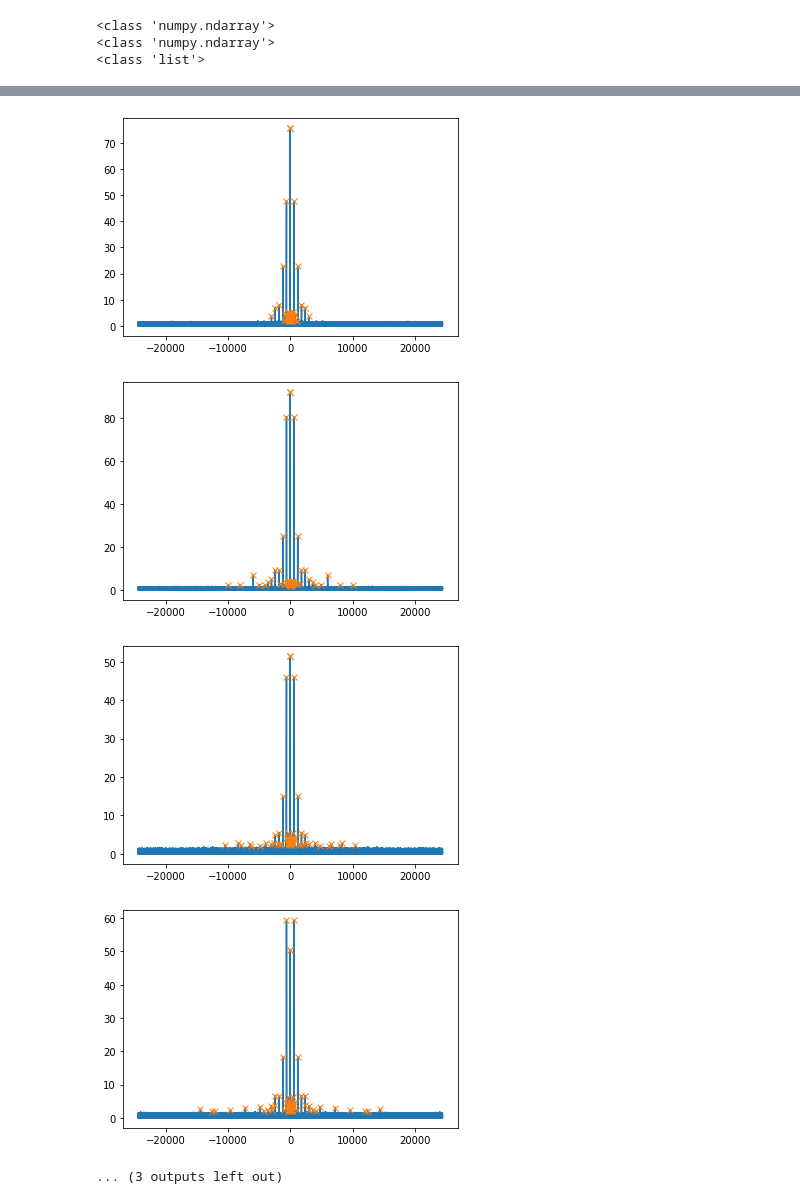
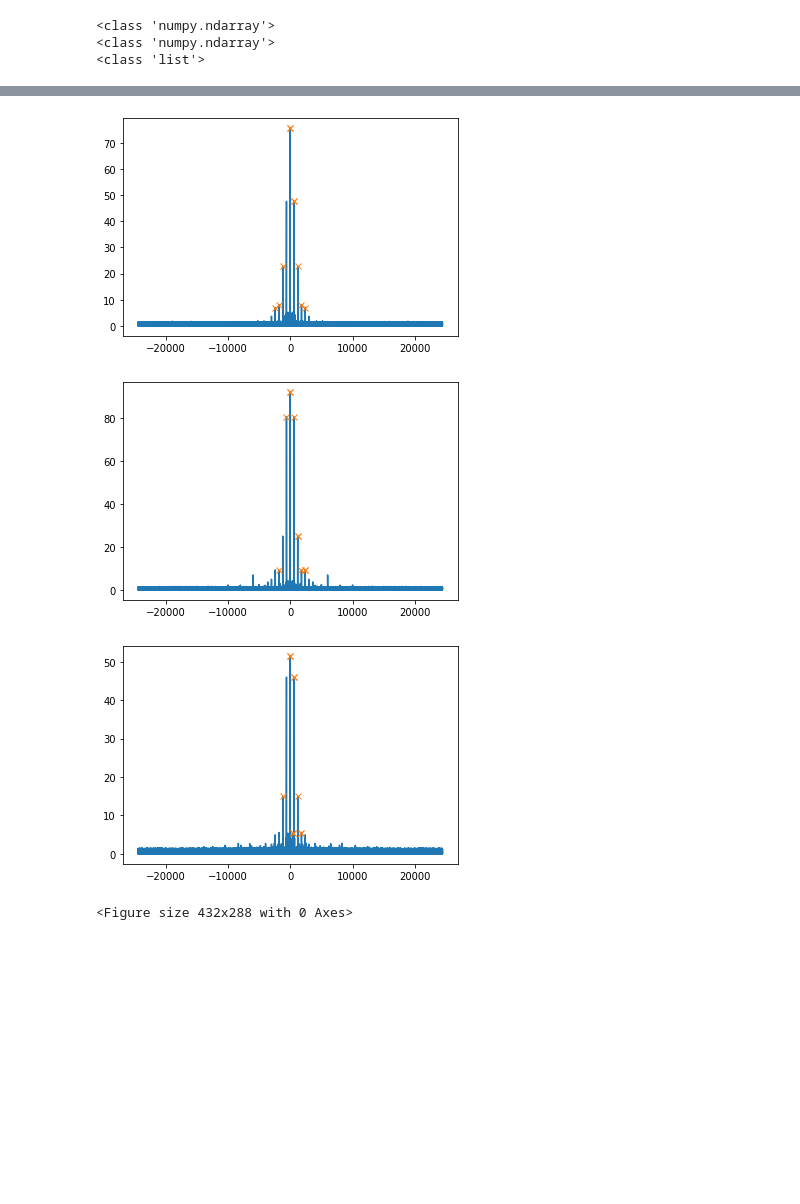
Before and after one commit to Yousousen/pulsar_analysis, a Jupyter notebook: src/script/rough_analysis_pulsar2.ipynb, the cells around one changed output, grey strips where cells are left out. Drawn from its saved outputs; the diff is of its cells as text; code cells hidden in the pictures; blank space fills up the shorter version.

Commit message:
Automized detection of `n` peaks.

```diff
--- a/src/script/rough_analysis_pulsar2.ipynb
+++ b/src/script/rough_analysis_pulsar2.ipynb
@@ -270,8 +267,8 @@ for i, (f, t, h) in enumerate( zip( frequencies, transforms, peak_heights) ):
 max_amplitudes = np.array( max_amplitudes )
 harmonics = np.array( harmonics )
 # %%
-for f, t, h, i in zip( frequencies, transforms, peak_heights, peak_indices):
+for f, t, h, a in zip( frequencies, transforms, harmonics, max_amplitudes):
     plt.clf()
-    plt.plot(f, t,'-', f[i], h,'x')
+    plt.plot(f, t,'-', h, a,'x')
     plt.figure()
 # %% [output]
@@ -286,5 +283,4 @@ for f, t, h, i in zip( frequencies, transforms, peak_heights, peak_indices):
-[figure, old version]
+[figure, new version]
-[figure, old version]
+[figure, new version]
-[figure, old version]
+[figure, new version]
-[figure, removed]
-... (3 outputs left out)
+<Figure size 432x288 with 0 Axes>
```
Also changed, not shown: parts of 3 cells of this notebook, 2 other files.
